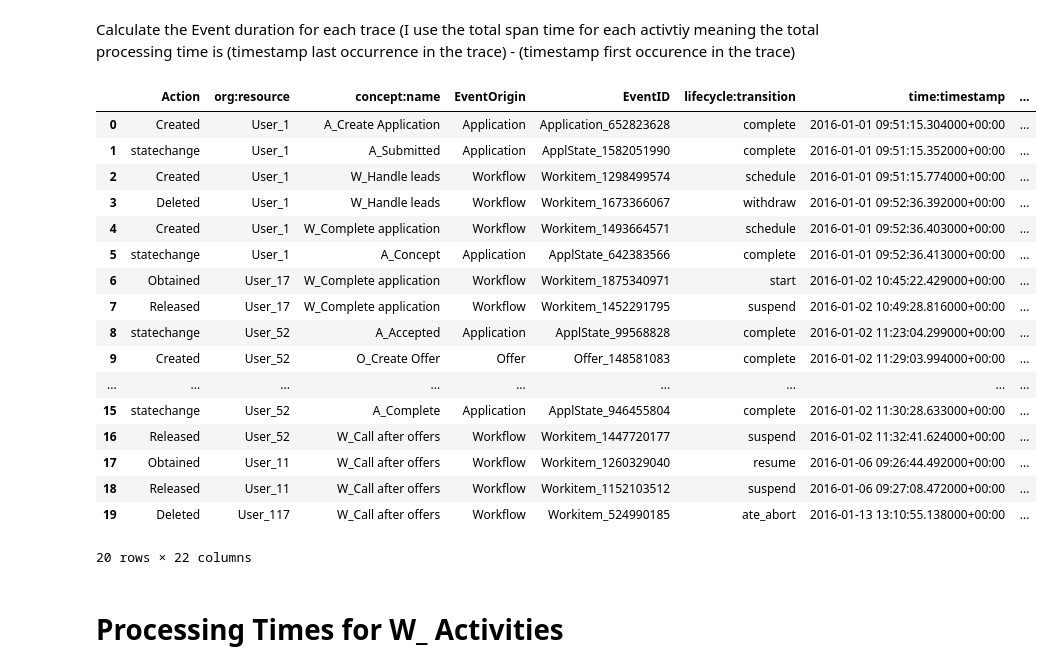
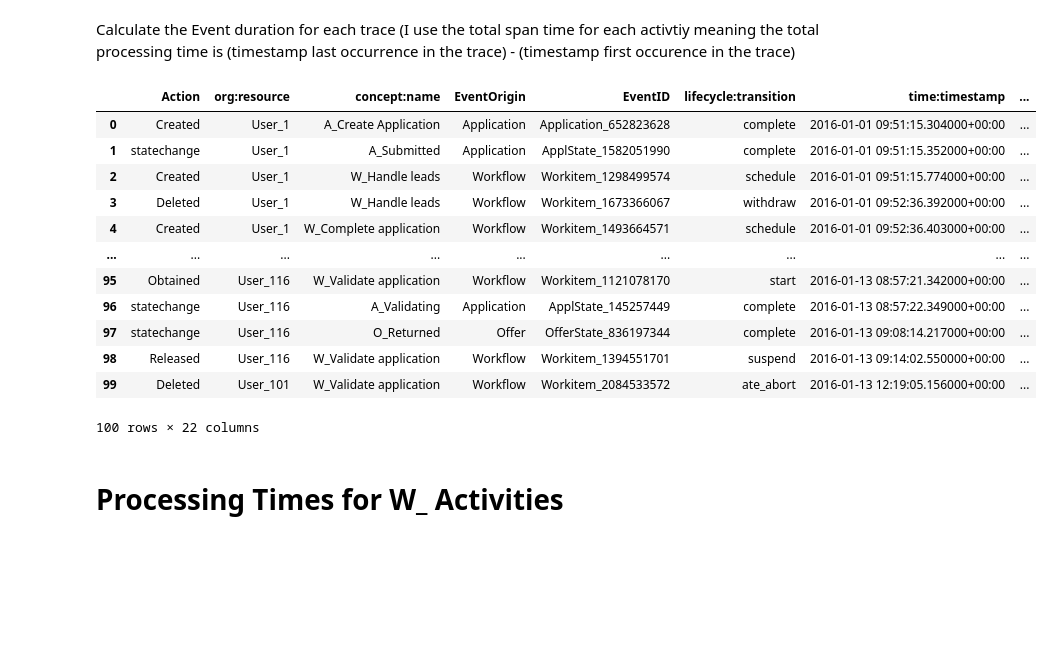
Before and after one commit to mbrieg/bppso-groupwork, a Jupyter notebook: processing_times/Processing_Times.ipynb, the cells around one changed output. Drawn from its saved outputs; the diff is of its cells as text; code cells hidden in the pictures; blank space fills up the shorter version.

```diff
--- a/processing_times/Processing_Times.ipynb
+++ b/processing_times/Processing_Times.ipynb
@@ -63,29 +63,25 @@ Calculate the Event duration for each trace (I use the total span time for each
 # %%
 span = (df.dropna(subset=["time:timestamp"]).groupby(["case:concept:name", "concept:name"])["time:timestamp"].agg(act_first_ts="min", act_last_ts="max").reset_index())
 span["act_duration_seconds"] = (span["act_last_ts"] - span["act_first_ts"]).dt.total_seconds()
 
 # merge for each Application (case:concept:name) and for each Activity of that case (concept:name)
 df_dur = df.merge(span, on=["case:concept:name", "concept:name"], how="left")
-df_dur.head(20)
+df_dur.head(100
+            )
 # %% [output]
 |  | Action | org:resource | concept:name | EventOrigin | EventID | lifecycle:transition | time:timestamp | ... |
 | 0 | Created | User_1 | A_Create Application | Application | Application_652823628 | complete | 2016-01-01 09:51:15.304000+00:00 | ... |
 | 1 | statechange | User_1 | A_Submitted | Application | ApplState_1582051990 | complete | 2016-01-01 09:51:15.352000+00:00 | ... |
 | 2 | Created | User_1 | W_Handle leads | Workflow | Workitem_1298499574 | schedule | 2016-01-01 09:51:15.774000+00:00 | ... |
 | 3 | Deleted | User_1 | W_Handle leads | Workflow | Workitem_1673366067 | withdraw | 2016-01-01 09:52:36.392000+00:00 | ... |
 | 4 | Created | User_1 | W_Complete application | Workflow | Workitem_1493664571 | schedule | 2016-01-01 09:52:36.403000+00:00 | ... |
-| 5 | statechange | User_1 | A_Concept | Application | ApplState_642383566 | complete | 2016-01-01 09:52:36.413000+00:00 | ... |
-| 6 | Obtained | User_17 | W_Complete application | Workflow | Workitem_1875340971 | start | 2016-01-02 10:45:22.429000+00:00 | ... |
-| 7 | Released | User_17 | W_Complete application | Workflow | Workitem_1452291795 | suspend | 2016-01-02 10:49:28.816000+00:00 | ... |
-| 8 | statechange | User_52 | A_Accepted | Application | ApplState_99568828 | complete | 2016-01-02 11:23:04.299000+00:00 | ... |
-| 9 | Created | User_52 | O_Create Offer | Offer | Offer_148581083 | complete | 2016-01-02 11:29:03.994000+00:00 | ... |
 | ... | ... | ... | ... | ... | ... | ... | ... | ... |
-| 15 | statechange | User_52 | A_Complete | Application | ApplState_946455804 | complete | 2016-01-02 11:30:28.633000+00:00 | ... |
-| 16 | Released | User_52 | W_Call after offers | Workflow | Workitem_1447720177 | suspend | 2016-01-02 11:32:41.624000+00:00 | ... |
-| 17 | Obtained | User_11 | W_Call after offers | Workflow | Workitem_1260329040 | resume | 2016-01-06 09:26:44.492000+00:00 | ... |
-| 18 | Released | User_11 | W_Call after offers | Workflow | Workitem_1152103512 | suspend | 2016-01-06 09:27:08.472000+00:00 | ... |
-| 19 | Deleted | User_117 | W_Call after offers | Workflow | Workitem_524990185 | ate_abort | 2016-01-13 13:10:55.138000+00:00 | ... |
+| 95 | Obtained | User_116 | W_Validate application | Workflow | Workitem_1121078170 | start | 2016-01-13 08:57:21.342000+00:00 | ... |
+| 96 | statechange | User_116 | A_Validating | Application | ApplState_145257449 | complete | 2016-01-13 08:57:22.349000+00:00 | ... |
+| 97 | statechange | User_116 | O_Returned | Offer | OfferState_836197344 | complete | 2016-01-13 09:08:14.217000+00:00 | ... |
+| 98 | Released | User_116 | W_Validate application | Workflow | Workitem_1394551701 | suspend | 2016-01-13 09:14:02.550000+00:00 | ... |
+| 99 | Deleted | User_101 | W_Validate application | Workflow | Workitem_2084533572 | ate_abort | 2016-01-13 12:19:05.156000+00:00 | ... |
-20 rows × 22 columns
+100 rows × 22 columns
 # %% [markdown]
 # Processing Times for W_ Activities
 # %% [markdown]
```
Also changed, not shown: 3 other files.
